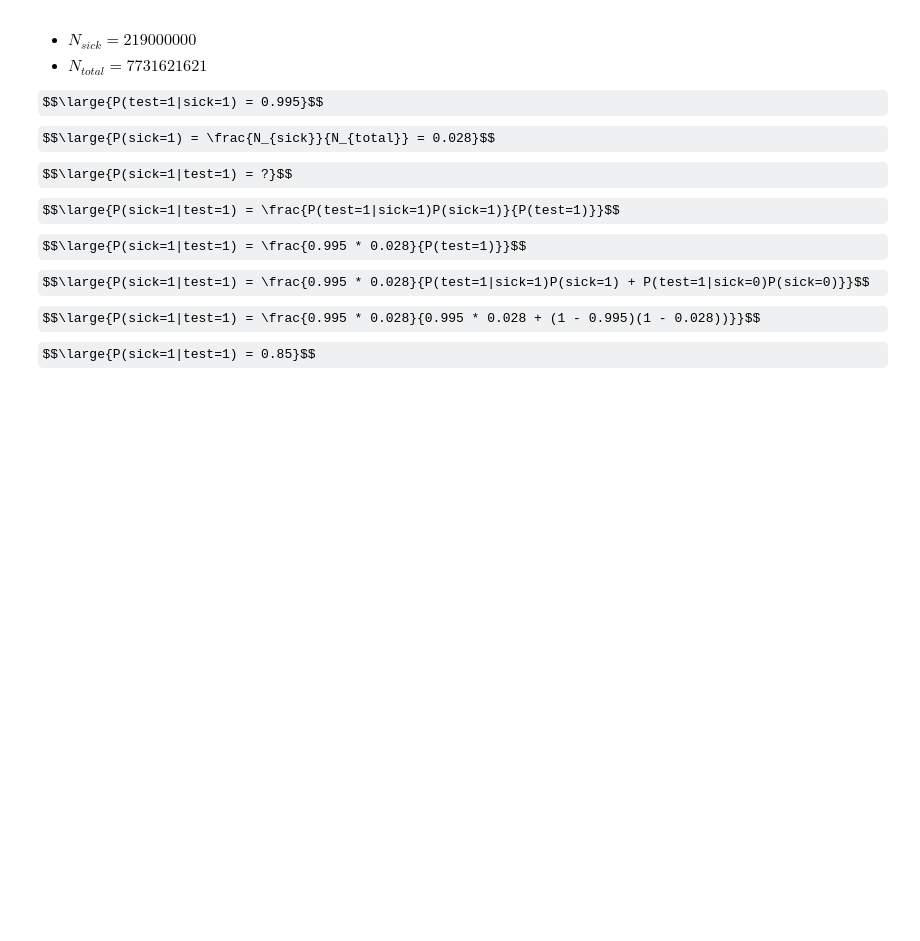
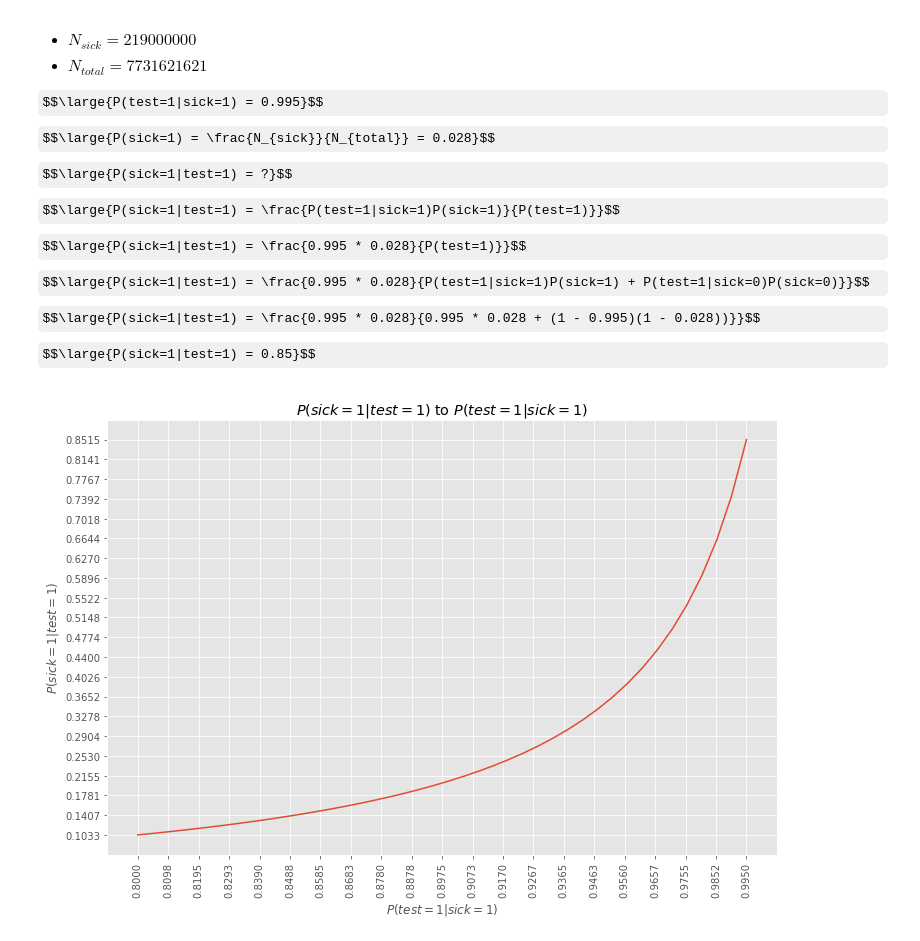
Before and after one commit to IMDxD/MLIsuct, a Jupyter notebook: fall2021/lecture5/bias_theorem.ipynb, the cells around one changed output. Drawn from its saved outputs; the diff is of its cells as text; code cells hidden in the pictures; some formulas as TeX source; blank space fills up the shorter version.

```diff
--- a/fall2021/lecture5/bias_theorem.ipynb
+++ b/fall2021/lecture5/bias_theorem.ipynb
@@ -44,0 +52,21 @@ $$\large{P(sick=1|test=1) = 0.85}$$
+# %%
+plt.style.use('ggplot')
+
+p_s = 0.028
+p_ns = 1 - p_s
+p_ts = np.linspace(0.8, 0.995, 42)
+p_tns = 1 - p_ts
+p_st = p_ts * p_s / (p_ts * p_s + p_tns * p_ns)
+
+fig, ax = plt.subplots()
+fig.set_figwidth(12);
+fig.set_figheight(8);
+ax.set_title("$P(sick=1|test=1)$ to $P(test=1|sick=1)$");
+ax.set_xticks(np.linspace(0.8, 0.995, 21));
+ax.xaxis.set_tick_params(rotation=90);
+ax.set_yticks(np.linspace(p_st.min(), p_st.max(), 21));
+ax.set_ylabel("$P(sick=1|test=1)$");
+ax.set_xlabel("$P(test=1|sick=1)$");
+ax.plot(p_ts, p_st);
+# %% [output]
+[figure, added]
```
Also changed, not shown: parts of 3 cells of this notebook, 4 other files.
